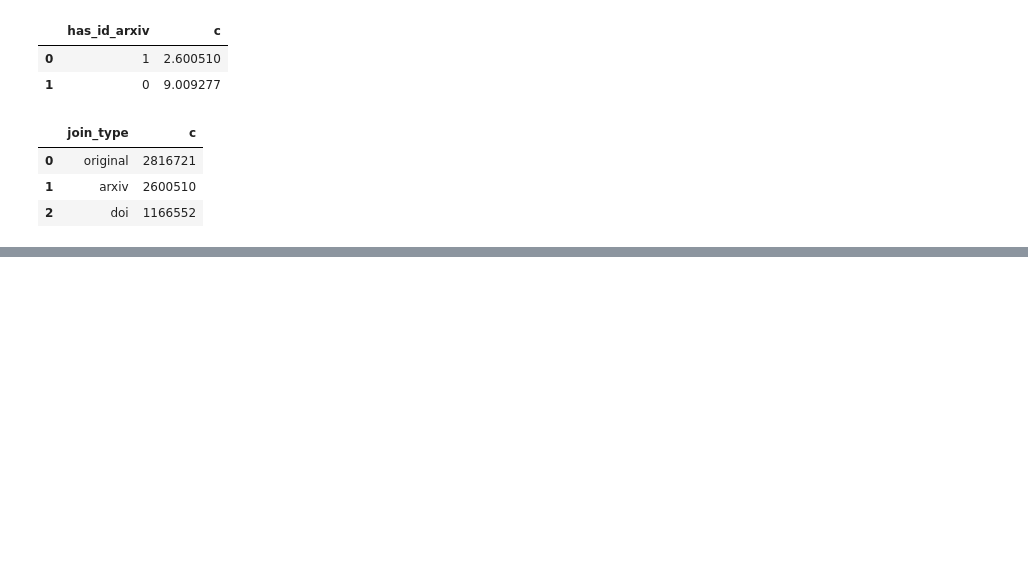
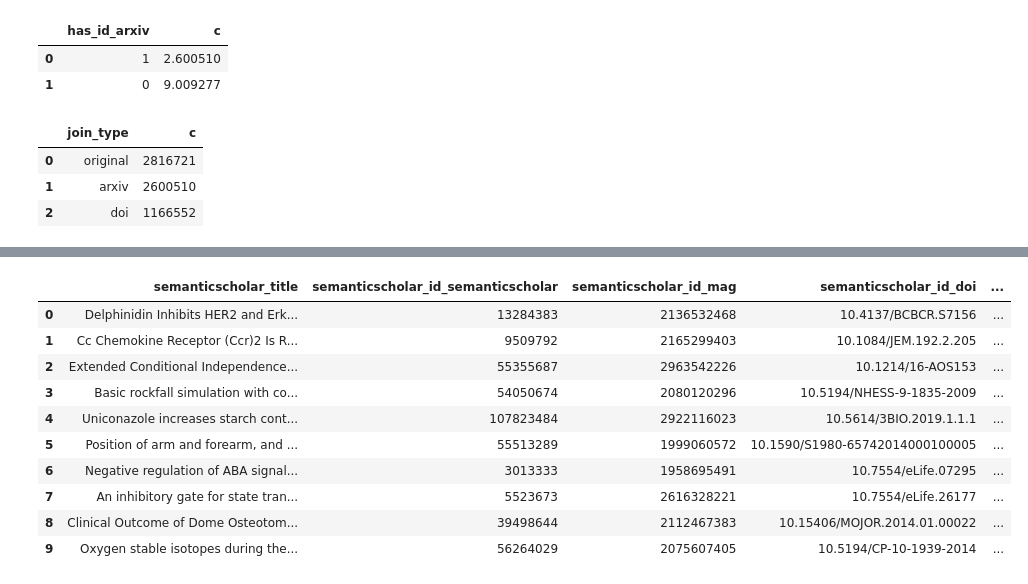
Before and after one commit to ka-steve/sagemaker_research_classification, a Jupyter notebook: src/03_exploration/03_01_explore_semanticscholar_s2orcv2.ipynb, the cells around one changed output, grey strips where cells are left out. Saved outputs shown, nothing was run; the diff lists cells and outputs as text; code cells hidden in the pictures; blank space fills up the shorter version.

Commit message:
Exploring semanticscholar-openalex connection

```diff
--- a/src/03_exploration/03_01_explore_semanticscholar_s2orcv2.ipynb
+++ b/src/03_exploration/03_01_explore_semanticscholar_s2orcv2.ipynb
@@ -498,0 +596,60 @@ SELECT * FROM count_arxiv
+# %%
+utils.pd_set_options(cols=500)
+
+wr.athena.read_sql_query("""
+WITH
+base_semanticscholar_s2orcv2_ AS (
+    SELECT * FROM "02_stg".base_semanticscholar_s2orcv2
+),
+base_openalex_works_reduced_ AS (
+SELECT * FROM "02_stg"."base_openalex_works_reduced"
+),
+join_on_mag_openalex_id AS (
+    SELECT
+        base_semanticscholar_s2orcv2_.title AS semanticscholar_title,
+        base_semanticscholar_s2orcv2_.id_semanticscholar AS semanticscholar_id_semanticscholar,
+        base_semanticscholar_s2orcv2_.id_mag AS semanticscholar_id_mag,
+        base_semanticscholar_s2orcv2_.id_doi AS semanticscholar_id_doi,
+        base_openalex_works_reduced_.title AS openalex_title,
+        base_openalex_works_reduced_.id_openalex AS openalex_id_openalex,
+        base_openalex_works_reduced_.id_doi AS openalex_id_doi,
+        CASE WHEN base_openalex_works_reduced_.id_openalex IS NULL THEN 0 ELSE 1 END AS join_worked
+    FROM
+        base_semanticscholar_s2orcv2_
+    LEFT JOIN
+        base_openalex_works_reduced_
+    ON
+        base_semanticscholar_s2orcv2_.id_mag = base_openalex_works_reduced_.id_openalex
+),
+join_on_doi_id AS (
+    SELECT
+        base_semanticscholar_s2orcv2_.title AS semanticscholar_title,
+        base_semanticscholar_s2orcv2_.id_semanticscholar AS semanticscholar_id_semanticscholar,
+        base_semanticscholar_s2orcv2_.id_mag AS semanticscholar_id_mag,
+        base_semanticscholar_s2orcv2_.id_doi AS semanticscholar_id_doi,
+        base_openalex_works_reduced_.title AS openalex_title,
+        base_openalex_works_reduced_.id_openalex AS openalex_id_openalex,
+        base_openalex_works_reduced_.id_doi AS openalex_id_doi,
+        CASE WHEN base_openalex_works_reduced_.id_doi IS NULL THEN 0 ELSE 1 END AS join_worked
+    FROM
+        base_semanticscholar_s2orcv2_
+    LEFT JOIN
+        base_openalex_works_reduced_
+    ON
+        base_semanticscholar_s2orcv2_.id_doi = base_openalex_works_reduced_.id_doi
+)
+--SELECT * FROM join_on_doi_id WHERE semanticscholar_id_mag != openalex_id_openalex LIMIT 10
+SELECT * FROM join_on_mag_openalex_id WHERE semanticscholar_id_doi != openalex_id_doi LIMIT 10
+ """, '02_stg')
+# %% [output]
+|  | semanticscholar_title | semanticscholar_id_semanticscholar | semanticscholar_id_mag | semanticscholar_id_doi | ... |
+| 0 | Delphinidin Inhibits HER2 and Erk... | 13284383 | 2136532468 | 10.4137/BCBCR.S7156 | ... |
+| 1 | Cc Chemokine Receptor (Ccr)2 Is R... | 9509792 | 2165299403 | 10.1084/JEM.192.2.205 | ... |
+| 2 | Extended Conditional Independence... | 55355687 | 2963542226 | 10.1214/16-AOS153 | ... |
+| 3 | Basic rockfall simulation with co... | 54050674 | 2080120296 | 10.5194/NHESS-9-1835-2009 | ... |
+| 4 | Uniconazole increases starch cont... | 107823484 | 2922116023 | 10.5614/3BIO.2019.1.1.1 | ... |
+| 5 | Position of arm and forearm, and ... | 55513289 | 1999060572 | 10.1590/S1980-65742014000100005 | ... |
+| 6 | Negative regulation of ABA signal... | 3013333 | 1958695491 | 10.7554/eLife.07295 | ... |
+| 7 | An inhibitory gate for state tran... | 5523673 | 2616328221 | 10.7554/eLife.26177 | ... |
+| 8 | Clinical Outcome of Dome Osteotom... | 39498644 | 2112467383 | 10.15406/MOJOR.2014.01.00022 | ... |
+| 9 | Oxygen stable isotopes during the... | 56264029 | 2075607405 | 10.5194/CP-10-1939-2014 | ... |
```
Also changed, not shown: parts of 3 cells of this notebook, 4 other files.
